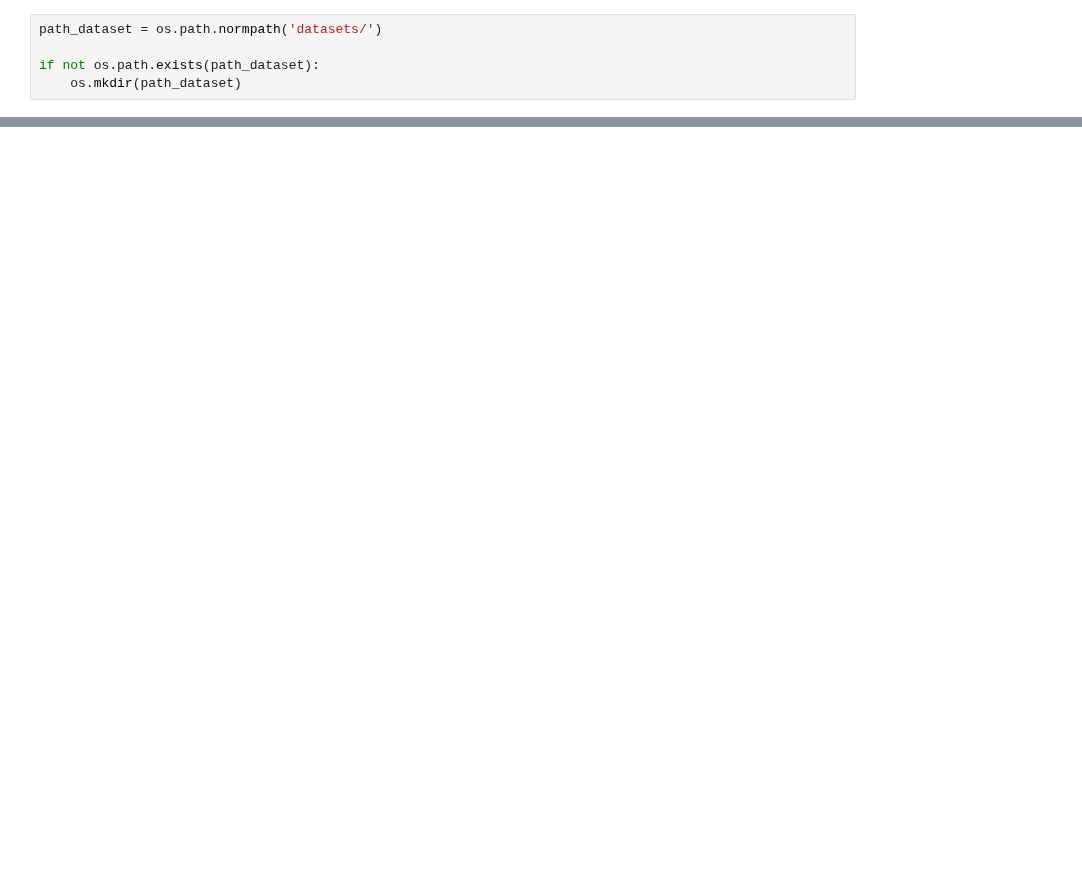
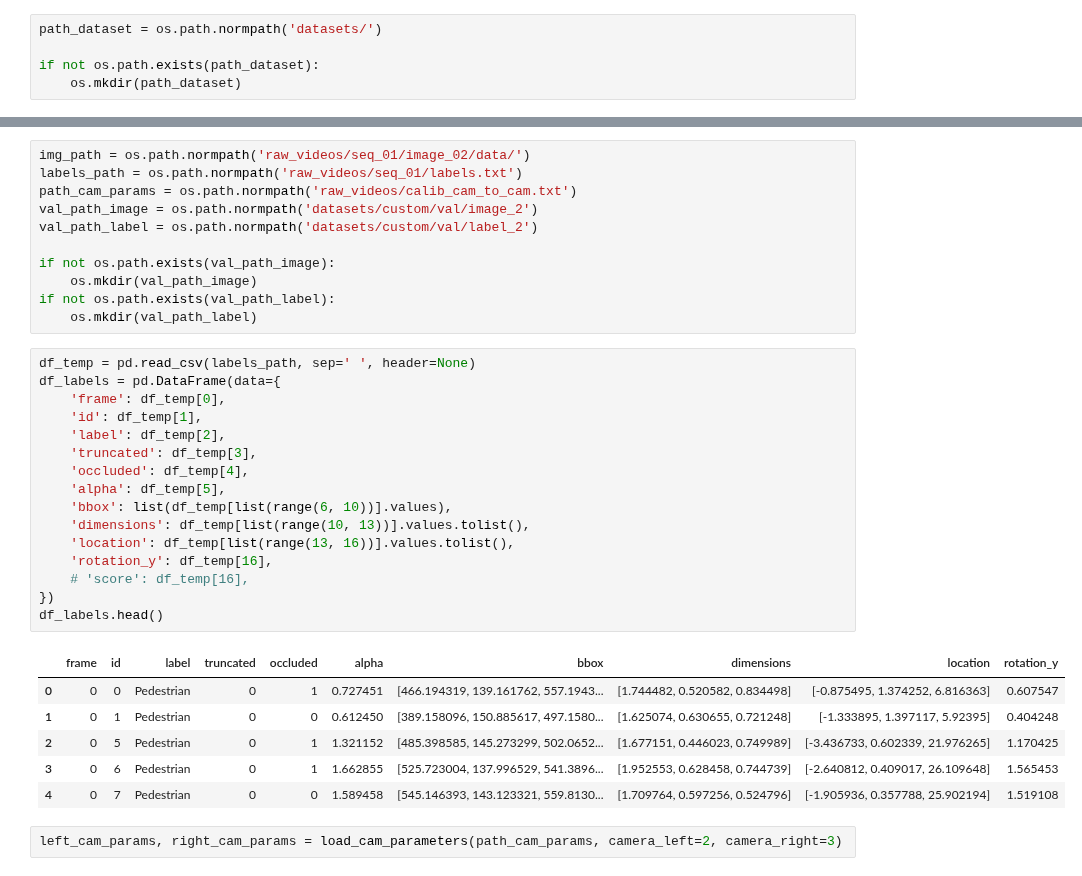
Before and after one commit to DanielPM98/34759_Perception, a Jupyter notebook: build_dataset.ipynb, the cells around one changed output, grey strips where cells are left out. Drawn from its saved outputs; the diff is of its cells as text; blank space fills up the shorter version.

```diff
--- a/build_dataset.ipynb
+++ b/build_dataset.ipynb
@@ -50,0 +103,36 @@ set(kitti_dataset.targets)
+# %%
+img_path = os.path.normpath('raw_videos/seq_01/image_02/data/')
+labels_path = os.path.normpath('raw_videos/seq_01/labels.txt')
+path_cam_params = os.path.normpath('raw_videos/calib_cam_to_cam.txt')
+val_path_image = os.path.normpath('datasets/custom/val/image_2')
+val_path_label = os.path.normpath('datasets/custom/val/label_2')
+
+if not os.path.exists(val_path_image):
+    os.mkdir(val_path_image)
+if not os.path.exists(val_path_label):
+    os.mkdir(val_path_label)
+# %%
+df_temp = pd.read_csv(labels_path, sep=' ', header=None)
+df_labels = pd.DataFrame(data={
+    'frame': df_temp[0],
+    'id': df_temp[1],
+    'label': df_temp[2],
+    'truncated': df_temp[3],
+    'occluded': df_temp[4],
+    'alpha': df_temp[5],
+    'bbox': list(df_temp[list(range(6, 10))].values),
+    'dimensions': df_temp[list(range(10, 13))].values.tolist(),
+    'location': df_temp[list(range(13, 16))].values.tolist(),
+    'rotation_y': df_temp[16],
+    # 'score': df_temp[16],
+})
+df_labels.head()
+# %% [output]
+|  | frame | id | label | truncated | occluded | alpha | bbox | dimensions | location | rotation_y |
+| 0 | 0 | 0 | Pedestrian | 0 | 1 | 0.727451 | [466.194319, 139.161762, 557.1943... | [1.744482, 0.520582, 0.834498] | [-0.875495, 1.374252, 6.816363] | 0.607547 |
+| 1 | 0 | 1 | Pedestrian | 0 | 0 | 0.612450 | [389.158096, 150.885617, 497.1580... | [1.625074, 0.630655, 0.721248] | [-1.333895, 1.397117, 5.92395] | 0.404248 |
+| 2 | 0 | 5 | Pedestrian | 0 | 1 | 1.321152 | [485.398585, 145.273299, 502.0652... | [1.677151, 0.446023, 0.749989] | [-3.436733, 0.602339, 21.976265] | 1.170425 |
+| 3 | 0 | 6 | Pedestrian | 0 | 1 | 1.662855 | [525.723004, 137.996529, 541.3896... | [1.952553, 0.628458, 0.744739] | [-2.640812, 0.409017, 26.109648] | 1.565453 |
+| 4 | 0 | 7 | Pedestrian | 0 | 0 | 1.589458 | [545.146393, 143.123321, 559.8130... | [1.709764, 0.597256, 0.524796] | [-1.905936, 0.357788, 25.902194] | 1.519108 |
+# %%
+left_cam_params, right_cam_params = load_cam_parameters(path_cam_params, camera_left=2, camera_right=3)
```
Also changed, not shown: parts of 17 cells of this notebook, 1 other file.
